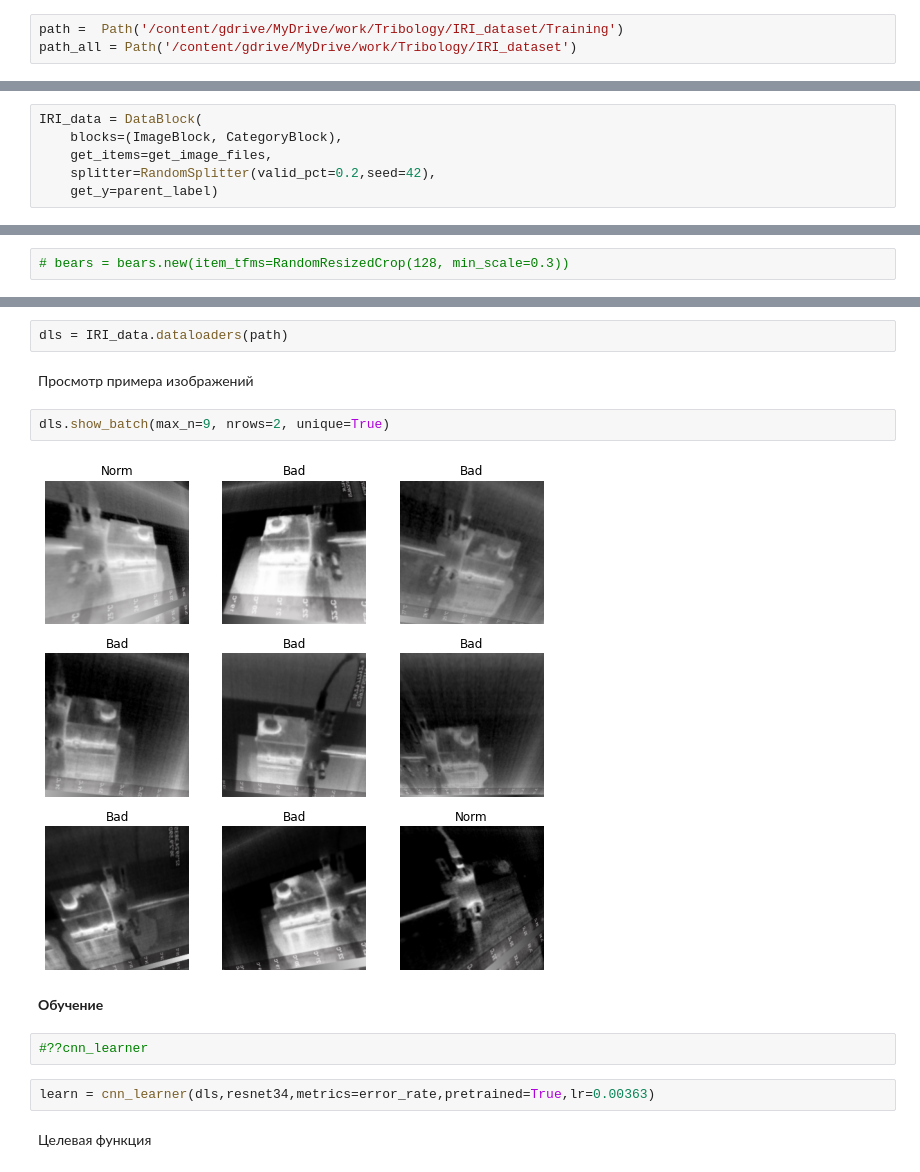
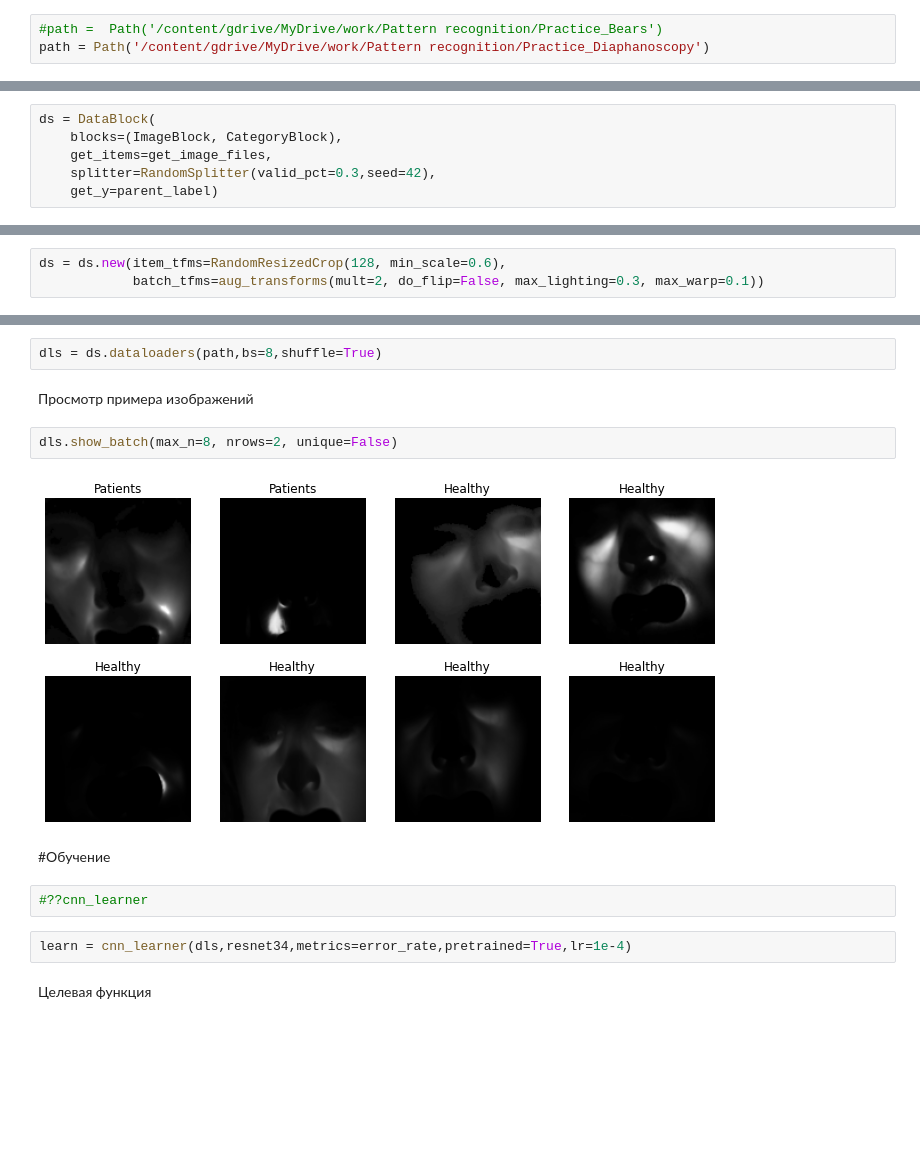
Before and after one commit to Mechanics-Mechatronics-and-Robotics/Pattern_recognition_spr_2022, a Jupyter notebook: Diaphanoscopy_template.ipynb, the cells around one changed output, grey strips where cells are left out. Cells and saved outputs as stored; diff of their text form; blank space fills up the shorter version.

```diff
--- a/Diaphanoscopy_template.ipynb
+++ b/Diaphanoscopy_template.ipynb
@@ -15,6 +15,6 @@ from fastai.vision.all import *
 # %%
-path =  Path('/content/gdrive/MyDrive/work/Tribology/IRI_dataset/Training')
-path_all = Path('/content/gdrive/MyDrive/work/Tribology/IRI_dataset')
+#path =  Path('/content/gdrive/MyDrive/work/Pattern recognition/Practice_Bears')
+path = Path('/content/gdrive/MyDrive/work/Pattern recognition/Practice_Diaphanoscopy')
 # %%
 path.ls()
 # %% [output]
@@ -37,8 +37,8 @@ files[0],files[2]
 
 Используется DataBlock и DataLoader. Разметка данных осуществляется по названиям папок с помощью функции parent_label.
 # %%
-IRI_data = DataBlock(
+ds = DataBlock(
     blocks=(ImageBlock, CategoryBlock),
     get_items=get_image_files,
-    splitter=RandomSplitter(valid_pct=0.2,seed=42),
+    splitter=RandomSplitter(valid_pct=0.3,seed=42),
     get_y=parent_label)
@@ -47,2 +50,3 @@ IRI_data = IRI_data.new(item_tfms=Resize(224),batch_tfms=aug_transforms(mult=2))
 # %%
-# bears = bears.new(item_tfms=RandomResizedCrop(128, min_scale=0.3))
+ds = ds.new(item_tfms=RandomResizedCrop(128, min_scale=0.6),
+            batch_tfms=aug_transforms(mult=2, do_flip=False, max_lighting=0.3, max_warp=0.1))
@@ -49,17 +57,17 @@ IRI_data = IRI_data.new(item_tfms=Resize(224),batch_tfms=aug_transforms(mult=2))
 # %%
-dls = IRI_data.dataloaders(path)
+dls = ds.dataloaders(path,bs=8,shuffle=True)
 # %% [markdown]
 Просмотр примера изображений
 # %%
-dls.show_batch(max_n=9, nrows=2, unique=True)
+dls.show_batch(max_n=8, nrows=2, unique=False)
 # %% [output]
-[figure, old version]
+[figure, new version]
 # %% [markdown]
-**Обучение**
+#Обучение
 # %%
 #??cnn_learner
 # %%
-learn = cnn_learner(dls,resnet34,metrics=error_rate,pretrained=True,lr=0.00363)
+learn = cnn_learner(dls,resnet34,metrics=error_rate,pretrained=True,lr=1e-4)
 # %% [markdown]
 Целевая функция
 # %%
```
Also changed, not shown: parts of 32 cells of this notebook.
